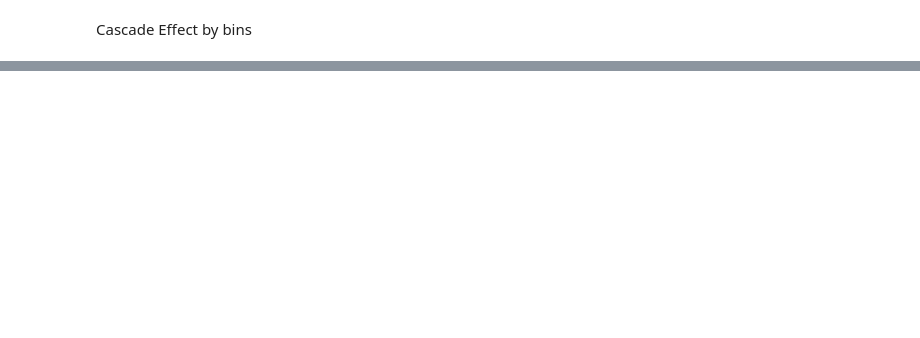
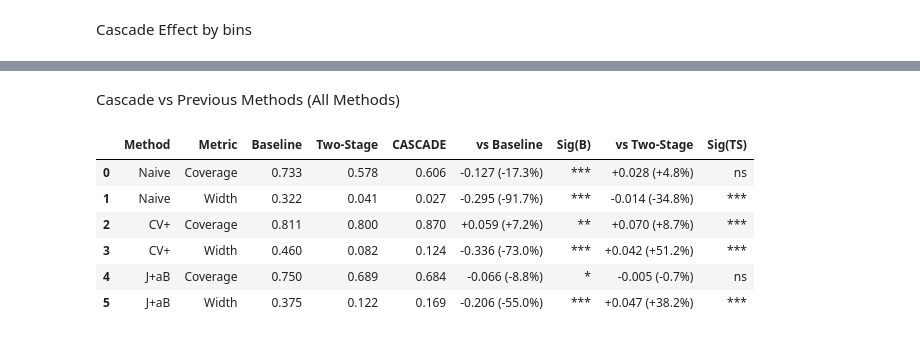
Before and after one commit to rdiazrincon/cascade_conformal_pd, a Jupyter notebook: cascade_conformal_pd.ipynb, the cells around one changed output, grey strips where cells are left out. Drawn from its saved outputs; the diff is of its cells as text; code cells hidden in the pictures; blank space fills up the shorter version.

```diff
--- a/cascade_conformal_pd.ipynb
+++ b/cascade_conformal_pd.ipynb
@@ -820,0 +1121,79 @@ Key Results:
+# %% [markdown]
+Cascade vs Previous Methods (All Methods)
+# %%
+cascade_stats = {}
+for method in methods:
+    cascade_stats[method] = {
+        'coverage': np.mean(stratified[method]['coverage']),
+        'width': np.mean(stratified[method]['width'])
+    }
+
+table_data = []
+
+for method in methods:
+    base_cov = baseline_1y[method]['coverage']
+    base_width = baseline_1y[method]['width']
+    two_cov = twostage_1y[method]['coverage']
+    two_width = twostage_1y[method]['width']
+    cas_cov = cascade_stats[method]['coverage']
+    cas_width = cascade_stats[method]['width']
+
+    delta_cov_b2c = cas_cov - base_cov
+    pct_cov_b2c = (delta_cov_b2c / base_cov) * 100
+    delta_width_b2c = cas_width - base_width
+    pct_width_b2c = (delta_width_b2c / base_width) * 100
+
+    delta_cov_t2c = cas_cov - two_cov
+    pct_cov_t2c = (delta_cov_t2c / two_cov) * 100
+    delta_width_t2c = cas_width - two_width
+    pct_width_t2c = (delta_width_t2c / two_width) * 100
+
+    cov_array = stratified[method]['coverage']
+    width_array = stratified[method]['width']
+
+    _, p_cov_vs_baseline = ttest_1samp(cov_array, base_cov)
+    _, p_width_vs_baseline = ttest_1samp(width_array, base_width)
+    _, p_cov_vs_twostage = ttest_1samp(cov_array, two_cov)
+    _, p_width_vs_twostage = ttest_1samp(width_array, two_width)
+
+    _, sig_cov_base = format_pvalue(p_cov_vs_baseline)
+    _, sig_width_base = format_pvalue(p_width_vs_baseline)
+    _, sig_cov_two = format_pvalue(p_cov_vs_twostage)
+    _, sig_width_two = format_pvalue(p_width_vs_twostage)
+
+    # Coverage row
+    table_data.append({
+        'Method': method_names[method],
+        'Metric': 'Coverage',
+        'Baseline': f'{base_cov:.3f}',
+        'Two-Stage': f'{two_cov:.3f}',
+        'CASCADE': f'{cas_cov:.3f}',
+        'vs Baseline': f'{delta_cov_b2c:+.3f} ({pct_cov_b2c:+.1f}%)',
+        'Sig(B)': sig_cov_base,
+        'vs Two-Stage': f'{delta_cov_t2c:+.3f} ({pct_cov_t2c:+.1f}%)',
+        'Sig(TS)': sig_cov_two
+    })
+
+    # Width row
+    table_data.append({
+        'Method': method_names[method],
+        'Metric': 'Width',
+        'Baseline': f'{base_width:.3f}',
+        'Two-Stage': f'{two_width:.3f}',
+        'CASCADE': f'{cas_width:.3f}',
+        'vs Baseline': f'{delta_width_b2c:+.3f} ({pct_width_b2c:+.1f}%)',
+        'Sig(B)': sig_width_base,
+        'vs Two-Stage': f'{delta_width_t2c:+.3f} ({pct_width_t2c:+.1f}%)',
+        'Sig(TS)': sig_width_two
+    })
+
+df_table5 = pd.DataFrame(table_data)
+display(df_table5)
+# %% [output]
+|  | Method | Metric | Baseline | Two-Stage | CASCADE | vs Baseline | Sig(B) | vs Two-Stage | Sig(TS) |
+| 0 | Naive | Coverage | 0.733 | 0.578 | 0.606 | -0.127 (-17.3%) | *** | +0.028 (+4.8%) | ns |
+| 1 | Naive | Width | 0.322 | 0.041 | 0.027 | -0.295 (-91.7%) | *** | -0.014 (-34.8%) | *** |
+| 2 | CV+ | Coverage | 0.811 | 0.800 | 0.870 | +0.059 (+7.2%) | ** | +0.070 (+8.7%) | *** |
+| 3 | CV+ | Width | 0.460 | 0.082 | 0.124 | -0.336 (-73.0%) | *** | +0.042 (+51.2%) | *** |
+| 4 | J+aB | Coverage | 0.750 | 0.689 | 0.684 | -0.066 (-8.8%) | * | -0.005 (-0.7%) | ns |
+| 5 | J+aB | Width | 0.375 | 0.122 | 0.169 | -0.206 (-55.0%) | *** | +0.047 (+38.2%) | *** |
```
Also changed, not shown: parts of 32 cells of this notebook.
